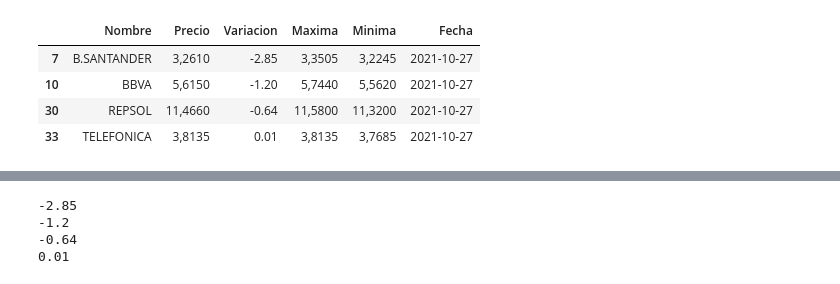
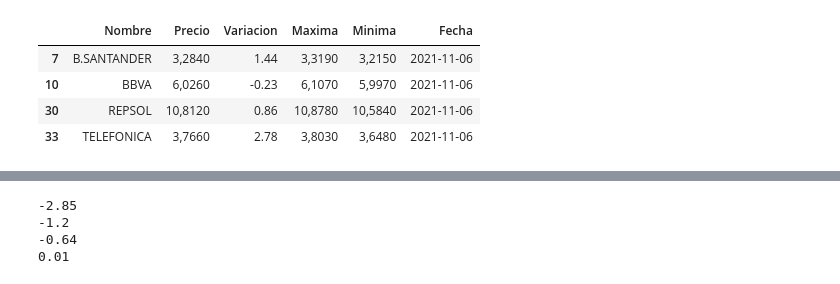
Before and after one commit to pptscdia2021/pp12021grupo6_a1-pp12021grupo6_a1, a Jupyter notebook: TP2-WSyAPI/Bolsa_Madrid_max_min_graficos.ipynb, the cells around one changed output, grey strips where cells are left out. Drawn from its saved outputs; the diff is of its cells as text; code cells hidden in the pictures.

```diff
--- a/TP2-WSyAPI/Bolsa_Madrid_max_min_graficos.ipynb
+++ b/TP2-WSyAPI/Bolsa_Madrid_max_min_graficos.ipynb
@@ -180,10 +189,10 @@ Mínimo de Variación:
-# %%
-#muestra las filas que quiero del archivo bolsa madrid este es por indice
-
-df.iloc [[7,10,30,33]]
-# %% [output]
-|  | Nombre | Precio | Variacion | Maxima | Minima | Fecha |
-| 7 | B.SANTANDER | 3,2610 | -2.85 | 3,3505 | 3,2245 | 2021-10-27 |
-| 10 | BBVA | 5,6150 | -1.20 | 5,7440 | 5,5620 | 2021-10-27 |
-| 30 | REPSOL | 11,4660 | -0.64 | 11,5800 | 11,3200 | 2021-10-27 |
-| 33 | TELEFONICA | 3,8135 | 0.01 | 3,8135 | 3,7685 | 2021-10-27 |
+# %%
+#muestra las filas que quiero del archivo bolsa madrid este es por indice
+df4= df.iloc [[7,10,30,33]]
+df4
+# %% [output]
+|  | Nombre | Precio | Variacion | Maxima | Minima | Fecha |
+| 7 | B.SANTANDER | 3,2840 | 1.44 | 3,3190 | 3,2150 | 2021-11-06 |
+| 10 | BBVA | 6,0260 | -0.23 | 6,1070 | 5,9970 | 2021-11-06 |
+| 30 | REPSOL | 10,8120 | 0.86 | 10,8780 | 10,5840 | 2021-11-06 |
+| 33 | TELEFONICA | 3,7660 | 2.78 | 3,8030 | 3,6480 | 2021-11-06 |
```
Also changed, not shown: parts of 16 cells of this notebook.
